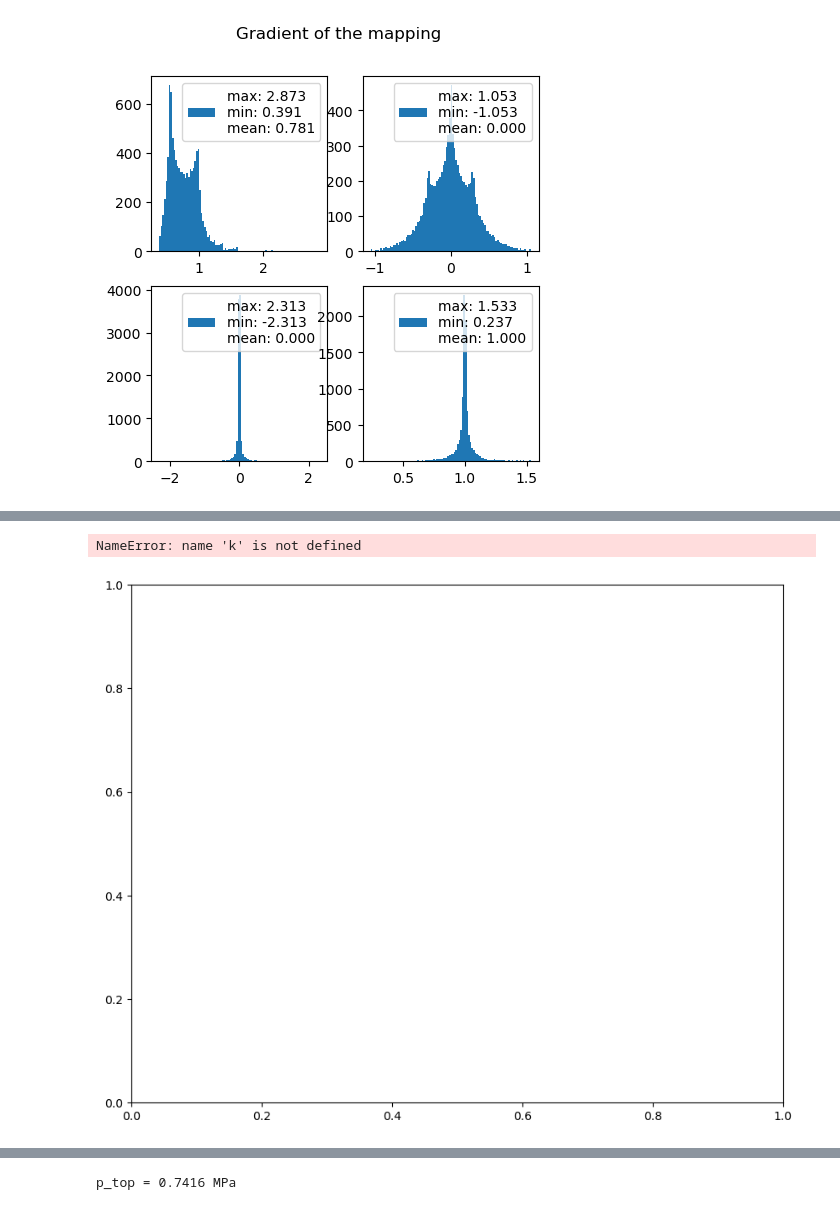
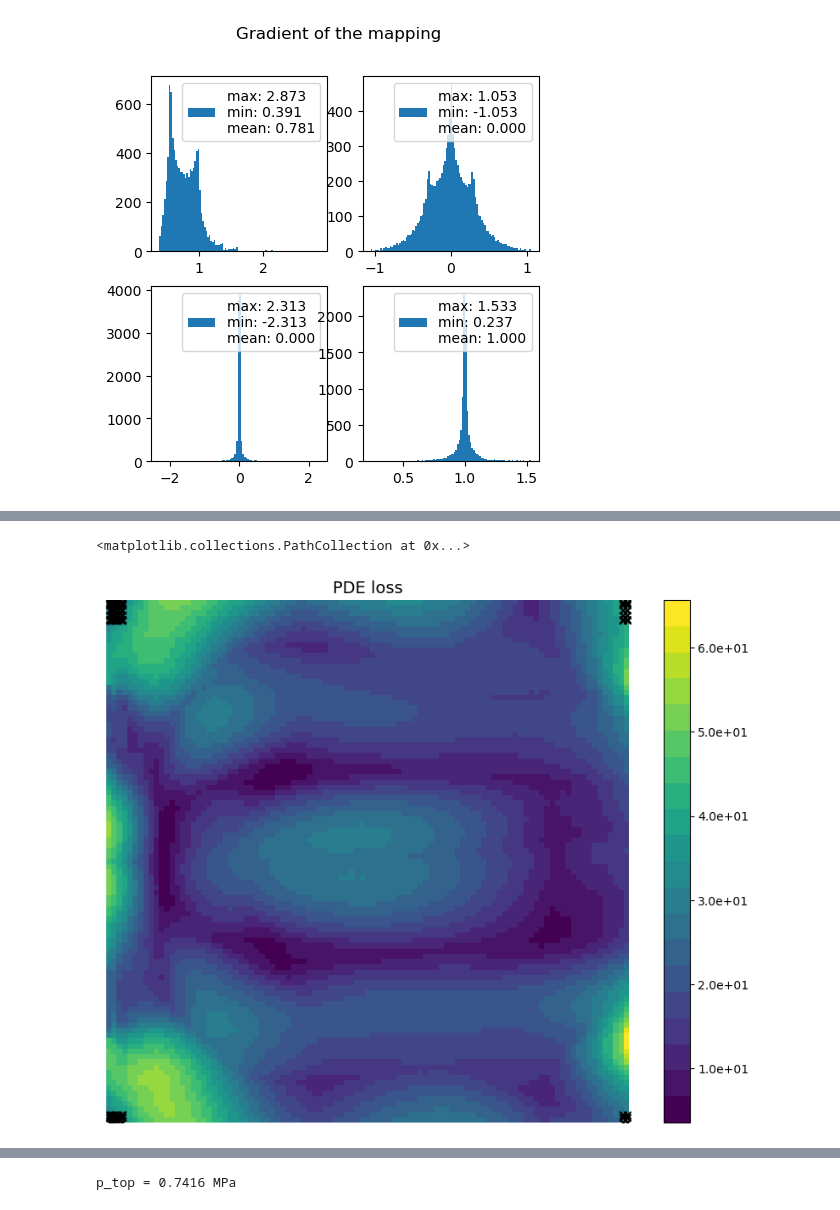
Before and after one commit to bonneted/SPIQ, a Jupyter notebook: deep_notched/pinn_soft.ipynb, the cells around one changed output, grey strips where cells are left out. Saved outputs shown, nothing was run; the diff lists cells and outputs as text; code cells hidden in the pictures.

```diff
--- a/deep_notched/pinn_soft.ipynb
+++ b/deep_notched/pinn_soft.ipynb
@@ -600,33 +612,38 @@ Step      Train loss
 # %%
 
 # anchors = [[x_all, y_all]]
+# pde_anchors = [[x_all, y_all], [x_notch, y_notch]]
+
 domain = np.array([[0, x_max], [0, y_max]])
 
 def PDE_loss(X):
     pde_loss_val = model.predict([X[0], X[1]], operator=pde)
     return np.sum(np.abs(pde_loss_val), axis=0)
 
-n_iter = 10000
+n_iter =10000
 log_every = 1000
 for i in range(5):
+    if i > 0:
+        x_sample, y_sample = adaptive_sampling_grid(domain,
+                                    n=10,
+                                    loss_fun=PDE_loss,
+                                    k=2, c=1,
+                                    n_rand=200,
+                                    use_probabilistic=False)
+        pde_anchors += [[x_sample, y_sample]]
+        data.replace_with_anchors(pde_anchors)
+
+        loss_weights_grads, loss_grads = calc_loss_weights(model)
+        new_loss_weights = [w * g for w, g in zip(loss_weights, loss_weights_grads)]
+
+        model.compile(optimizer, lr=lr, metrics=["l2 relative error"],
+                    loss_weights=new_loss_weights)
+
+
 
     losshistory, train_state = model.train(
         iterations=n_iter, display_every=log_every
     )
-    x_sample, y_sample = adaptive_sampling_grid(domain,
-                                        n=10,
-                                        loss_fun=PDE_loss,
-                                        k=2, c=1,
-                                        n_rand=200,
-                                        use_probabilistic=False)
-    pde_anchors += [[x_sample, y_sample]]
-    data.replace_with_anchors(pde_anchors)
-
-    loss_weights_grads, loss_grads = calc_loss_weights(model)
-    new_loss_weights = [w * g for w, g in zip(loss_weights, loss_weights_grads)]
-
-    model.compile(optimizer, lr=lr, metrics=["l2 relative error"],
-                loss_weights=new_loss_weights)
 # %% [output]
 Training model...
 
@@ -648,8 +665,8 @@ Compiling model...
 # %%
 import matplotlib.pyplot as plt
 
-R=0.5
-L=1.0
+R=50
+L=100.0
 ngrid=100
 
 x_bcs = np.linspace(0,L,ngrid).reshape(-1,1)
@@ -682,8 +699,8 @@ import matplotlib.ticker as ticker
 import matplotlib.transforms as mtransforms
 import matplotlib.pyplot as plt
 
-R=0.5
-L=1.0
+R=50
+L=100.0
 ngrid=100
 
 x_bcs = np.linspace(0,L,ngrid).reshape(-1,1)
@@ -850,34 +868,34 @@ Number of sample sets: 11
 # %%
 domain = np.array([[0, x_max], [0, y_max]])
 
 # Test the adaptative sampling with a simple loss and different values of k and c
 PDE_loss = lambda X: X[0] * (1 - X[0]) * X[1] * (1 - X[1])
 
 def PDE_loss(X):
     pde_loss_val = model.predict([X[0], X[1]], operator=pde)
     return np.sum(np.abs(pde_loss_val), axis=0)
 
 x_sample, y_sample = adaptive_sampling_grid(domain,
                                             n=10,
                                             loss_fun=PDE_loss,
                                             k=2, c=1,
                                             n_rand=200,
                                             use_probabilistic=False)
 
 # -- build the full 25-point grid (your helper)
 X_sample = transform_coords((x_sample, y_sample))
 
 if phy_coord:
     X_sample = jax.vmap(coordMap)(X_sample)
 
 # -- plot ------------------------------------------------------------
 fig, ax = plt.subplots(figsize=(10, 8))
-im = pcolor_plot(ax,X_coords,Y_coords,PDE_loss(inputs_center[0]).reshape(Xgrid_sol.shape),f"k={k}, c={c}")
+im = pcolor_plot(ax,X_coords,Y_coords,PDE_loss(inputs_center[0]).reshape(Xgrid_sol.shape), "PDE loss")
 fig.colorbar(im, ax=ax, format=ticker.FuncFormatter(lambda x, _: f"{x:.1e}"))
 ax.scatter(X_sample[:, 0], X_sample[:, 1], marker="x", color="black")
 # %% [output]
-NameError: name 'k' is not defined
+<matplotlib.collections.PathCollection at 0x...>
-[figure, old version]
+[figure, new version]
 # %%
 
 def plot_boundary(F, F_bc, F_true, X, Y, title, axs):
```
Also changed, not shown: parts of 10 cells of this notebook, 15 other files.
